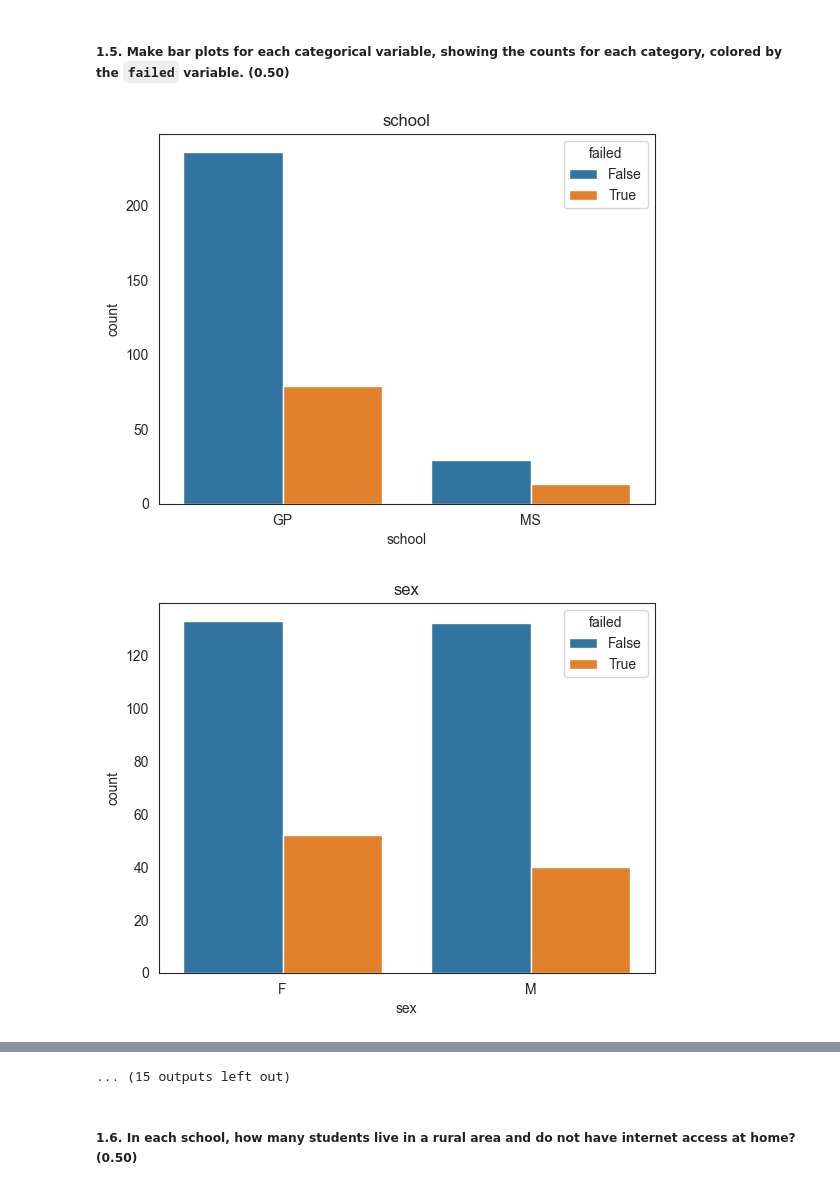
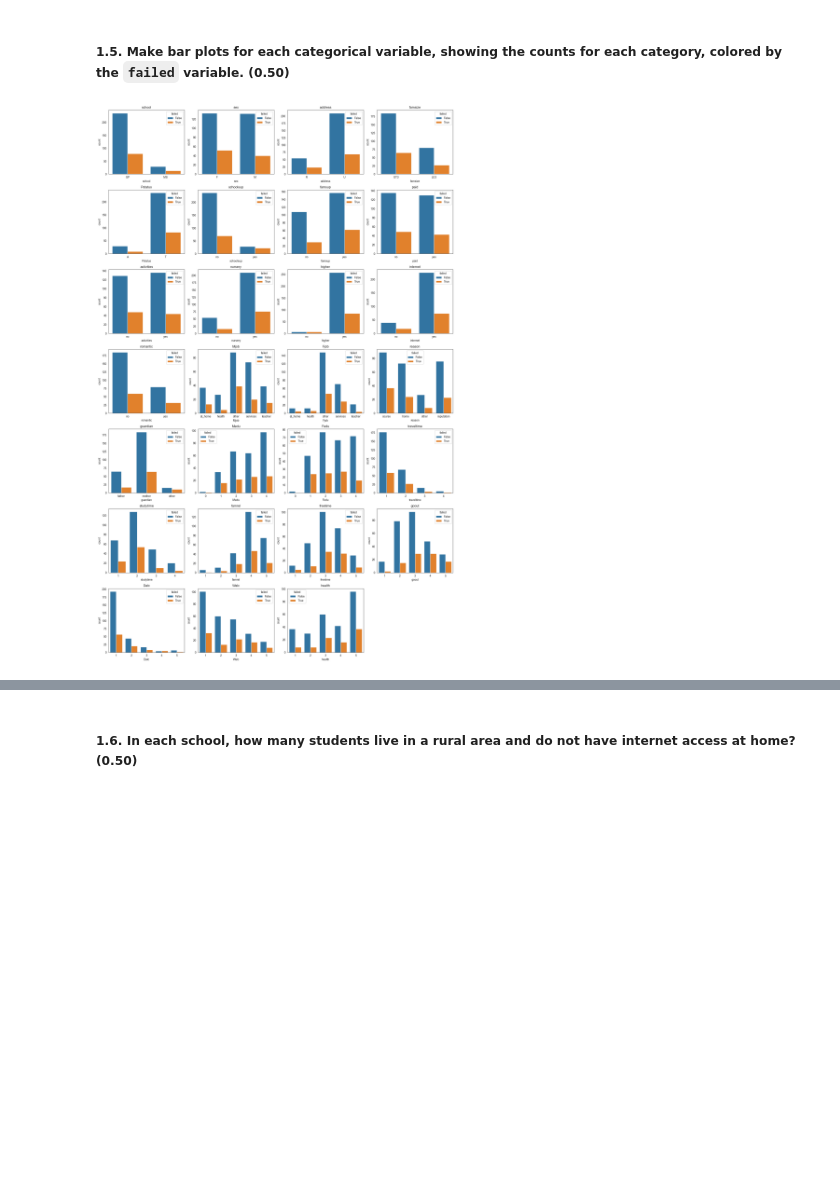
Before and after one commit to henri-0209/Project-AInt, a Jupyter notebook: Assignment 1/Assignment 1 26-27.ipynb, the cells around one changed output, grey strips where cells are left out. Saved outputs shown, nothing was run; the diff lists cells and outputs as text; code cells hidden in the pictures; blank space fills up the shorter version.

```diff
--- a/Assignment 1/Assignment 1 26-27.ipynb
+++ b/Assignment 1/Assignment 1 26-27.ipynb
@@ -129,13 +129,3 @@ Numerical: 6 ['age', 'failures', 'absences', 'G1', 'G2', 'G3']
 Total: 34
 # %% [markdown]
 ##### **1.3** Check if the dataset has missing values. If so, discard any row that has a missing value. **(0.25)**
-# %%
-null_values = df.isnull().sum().sum()
-
-#primeiro sum() contabiliza a soma de valores nulos para cada coluna e o segundo sum() contabiliza a soma de cada contagem de nulos
-
-if null_values > 0:
-    df = df.dropna()
-    print("The dataset had", null_values, "missing values. The rows with missing values were discarded.")
-else:
-    print("The dataset has no missing values.")
@@ -143,0 +132,10 @@ The dataset has no missing values.
+# %%
+linhas_vazias = df[df.isnull().any(axis=1)]
+
+if linhas_vazias.empty:
+    print("Não há linhas com valores nulos.")
+else:
+    print("A(s) linha(s) eliminada(s) foi/foram:\n")
+    print(linhas_vazias)
+
+    df = df.dropna() #Eliminar as linhas do DataFrame original
@@ -153,10 +151,16 @@ plt.show()
 # %% [markdown]
 ##### **1.5.** Make bar plots for each categorical variable, showing the counts for each category, colored by the `failed` variable. **(0.50)**
 # %%
+plt.figure(figsize=(18, 28))
+
+i = 1
 for var in categorical_vars:
+    plt.subplot(7, 4, i)
     sns.countplot(data=df, x=var, hue="failed")
     plt.title(var)
-    plt.show()
+    i = i + 1
+
+plt.tight_layout()
+plt.show()
 # %% [output]
-[figure, old version]
+[figure, new version]
-[figure, removed]
@@ -173,4 +167,3 @@ for var in categorical_vars:
-... (15 outputs left out)
 # %% [markdown]
 ##### **1.6.** In each school, how many students live in a rural area and do not have internet access at home? **(0.50)**
 # %%
```
Also changed, not shown: parts of 9 cells of this notebook.
